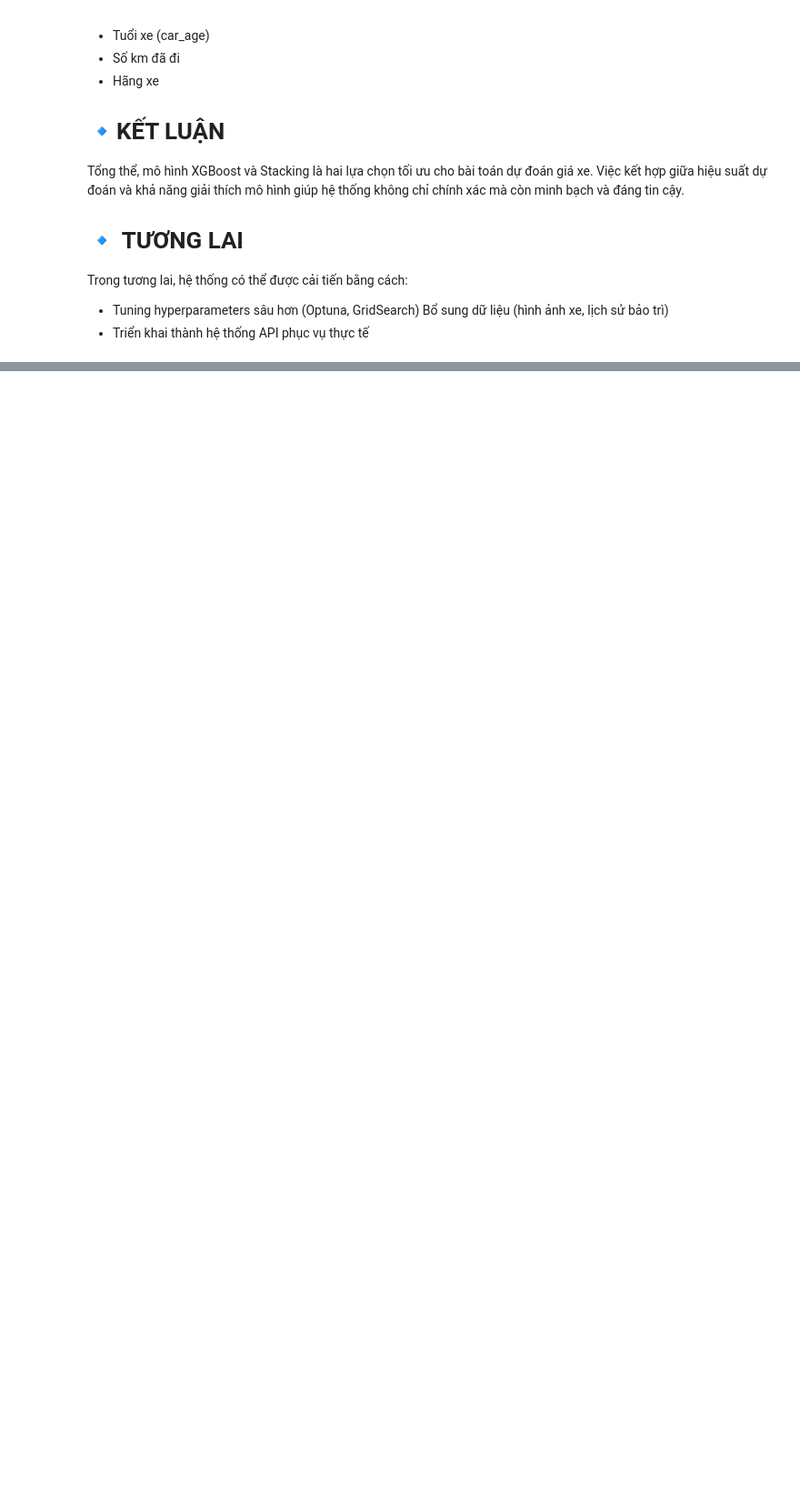
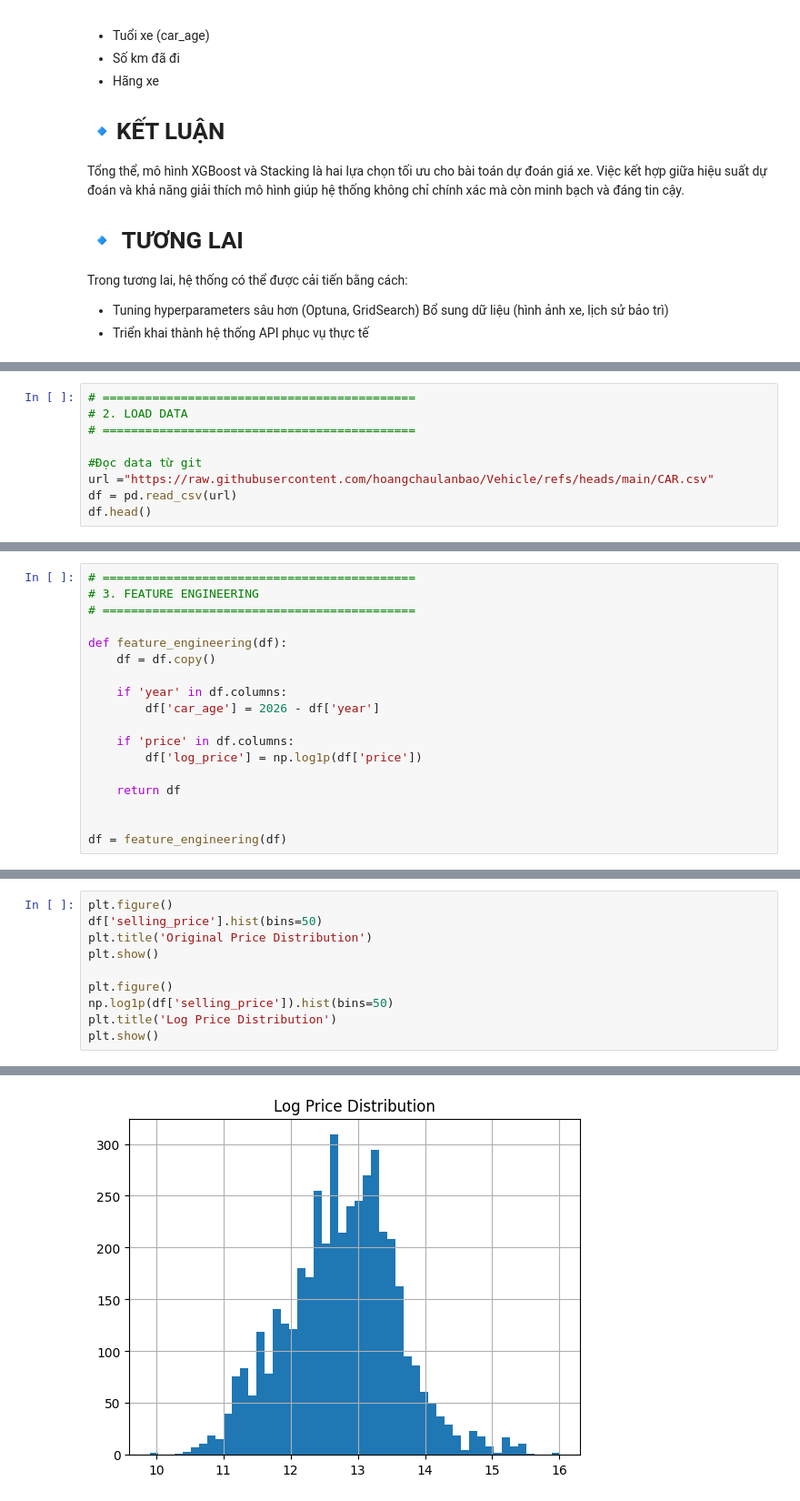
Before and after one commit to hoangchaulanbao/HocmayNC, a Jupyter notebook: Du_doan_gia_xe_o_to.ipynb, the cells around one changed output, grey strips where cells are left out. Shown at 91% size. Cells and saved outputs as stored; diff of their text form; blank space fills up the shorter version.

```diff
--- a/Du_doan_gia_xe_o_to.ipynb
+++ b/Du_doan_gia_xe_o_to.ipynb
@@ -560,0 +588,9 @@ Bổ sung dữ liệu (hình ảnh xe, lịch sử bảo trì)
+# %%
+# ============================================
+# 2. LOAD DATA
+# ============================================
+
+#Đọc data từ git
+url ="https://raw.githubusercontent.com/hoangchaulanbao/Vehicle/refs/heads/main/CAR.csv"
+df = pd.read_csv(url)
+df.head()
@@ -560,0 +606,18 @@ Bổ sung dữ liệu (hình ảnh xe, lịch sử bảo trì)
+# %%
+# ============================================
+# 3. FEATURE ENGINEERING
+# ============================================
+
+def feature_engineering(df):
+    df = df.copy()
+
+    if 'year' in df.columns:
+        df['car_age'] = 2026 - df['year']
+
+    if 'price' in df.columns:
+        df['log_price'] = np.log1p(df['price'])
+
+    return df
+
+
+df = feature_engineering(df)
@@ -560,0 +805,11 @@ Bổ sung dữ liệu (hình ảnh xe, lịch sử bảo trì)
+# %%
+plt.figure()
+df['selling_price'].hist(bins=50)
+plt.title('Original Price Distribution')
+plt.show()
+
+plt.figure()
+np.log1p(df['selling_price']).hist(bins=50)
+plt.title('Log Price Distribution')
+plt.show()
+# %% [output]
@@ -560,0 +817 @@ Bổ sung dữ liệu (hình ảnh xe, lịch sử bảo trì)
+[figure, added]
```
Also changed, not shown: parts of 50 cells of this notebook.
